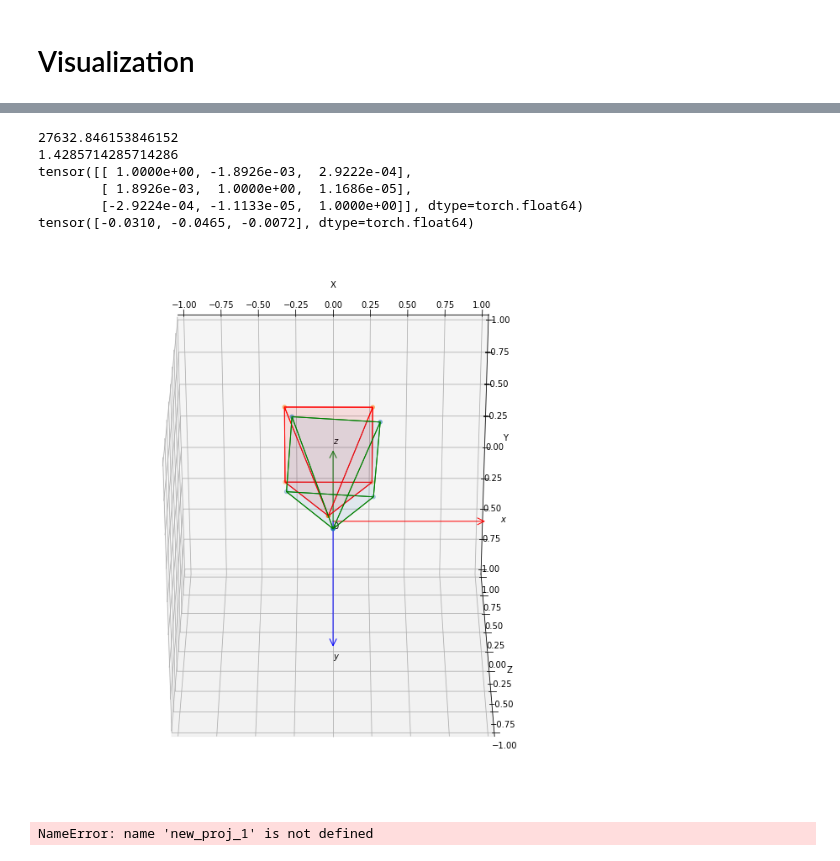
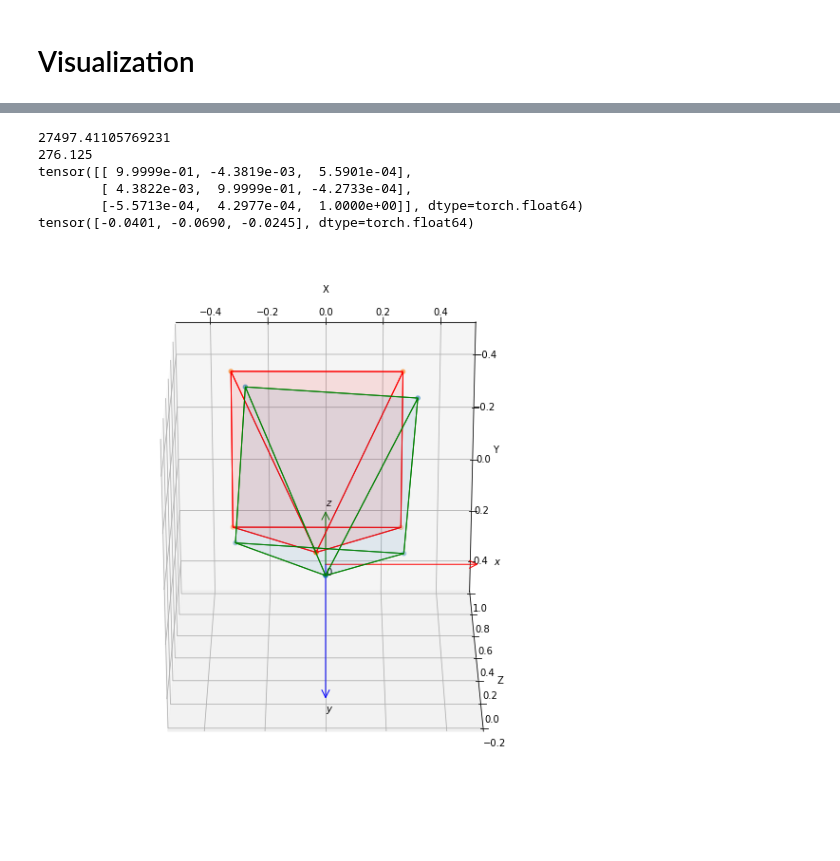
Before and after one commit to aunagar/FeatureMetric-PnP, a Jupyter notebook: BA/FeatureBA_ToyExample.ipynb, the cells around one changed output, grey strips where cells are left out. Drawn from its saved outputs; the diff is of its cells as text; code cells hidden in the pictures.

```diff
--- a/BA/FeatureBA_ToyExample.ipynb
+++ b/BA/FeatureBA_ToyExample.ipynb
@@ -126,6 +131,8 @@ P_perturbed = np.dot(data['K'], T_perturbed)
 projected_2d = np.dot(P_perturbed, np.concatenate((data['3d_points'], np.ones(len(data['3d_points']))[:, None]),-1).T)
 projected_2d = (projected_2d.T/projected_2d.T[:,2,None])[:, :2]
 # %%
+# Define image size
+im_height, im_width = img.shape
 # Load 3D Points
 pts3D = torch.from_numpy(data['3d_points'][:,:3])
 # Load 2D Points in reference image: [[x1,y1], ....]
@@ -141,3 +148,15 @@ feature_grad_y = grad_y
 
 # Camera intrinsics tensor 3x3
 K = torch.from_numpy(data['K'])
+
+
+hypercolumn_size = (128,128)
+#Test: Downsample feature by 8x8 using bilinear
+feature_map_query = interpolate(feature_map_query.unsqueeze(0), size=hypercolumn_size,
+                                    mode = 'bilinear').squeeze(0) #interpolate needs 4D tensor, I add batch dimension
+feature_grad_x = interpolate(feature_grad_x.unsqueeze(0), size=hypercolumn_size,
+                                    mode = 'bilinear').squeeze(0)
+feature_grad_y = interpolate(feature_grad_y.unsqueeze(0), size=hypercolumn_size,
+                                    mode = 'bilinear').squeeze(0)
+
+feature_map_query.shape
@@ -151,7 +172,8 @@ verbose=False
 model = sparse3DBA(n_iters = n_iters, lambda_ = lambda_, verbose=verbose)
 # %%
 # Run the model -> this calls the forward method of model
-R, t = model(pts3D, feature_ref, feature_map_query, feature_grad_x, feature_grad_y, K, R_init, t_init, track = True)
+R, t = model(pts3D, feature_ref, feature_map_query, feature_grad_x, feature_grad_y, K, im_width, im_height, R_init=R_init, \
+             t_init= t_init, track = True)
 # %% [output]
 cost increased, continue with next iteration
 cost increased, continue with next iteration
@@ -171,12 +208,12 @@ print(cost_list[-1])
 print(R)
 print(t)
 # %% [output]
-27632.846153846152
-1.4285714285714286
-tensor([[ 1.0000e+00, -1.8926e-03,  2.9222e-04],
-        [ 1.8926e-03,  1.0000e+00,  1.1686e-05],
-        [-2.9224e-04, -1.1133e-05,  1.0000e+00]], dtype=torch.float64)
-tensor([-0.0310, -0.0465, -0.0072], dtype=torch.float64)
+27497.41105769231
+276.125
+tensor([[ 9.9999e-01, -4.3819e-03,  5.5901e-04],
+        [ 4.3822e-03,  9.9999e-01, -4.2733e-04],
+        [-5.5713e-04,  4.2977e-04,  1.0000e+00]], dtype=torch.float64)
+tensor([-0.0401, -0.0690, -0.0245], dtype=torch.float64)
 # %%
 %%capture
 # Create a list of images, size Hx2*W
@@ -231,29 +270,30 @@ video.release()
 # %%
 # Visualize camera pose  in 3D (example)
 
 
-fig = plt.figure(figsize=(12,12))
+fig = plt.figure(figsize=(8,8))
 ax = fig.add_subplot(111, projection='3d')
 
 # Draw Coordinate frame
-plot_3d.plot_coordinate_system(ax)
+plot_3d.plot_coordinate_system(ax, size = (0.5,0.5,0.5))
 
 # Plot initial camera pose (green pyramid)
 plot_3d.plot_camera(ax,R_init.numpy(),t_init.numpy(), edgecolor="g", facecolor=None, alph=0.05)
 
 # Plot final camera pose (red pyramid)
 plot_3d.plot_camera(ax,R.numpy(),t.numpy(), edgecolor="r", facecolor="r", alph=0.05)
 
 # Adjust Angle of 3D plot view
-ax.view_init(elev=-60, azim=-90)
+ax.view_init(elev=-65, azim=-90)
+
+ax.set_xlim(-0.5, 0.5)
+ax.set_ylim(-0.5, 0.5)
+ax.set_zlim(-0.2, 1)
+fig.subplots_adjust(left=0, right=1, bottom=0, top=1)
 
 # ToDo: Scatter the 3D points in this plot
 
 # Show Plot
 plt.show()
 # %% [output]
-[figure, old version]
+[figure, new version]
-# %%
-new_proj_1
-# %% [output]
-NameError: name 'new_proj_1' is not defined
```
Also changed, not shown: parts of 10 cells of this notebook, 1 other file.
